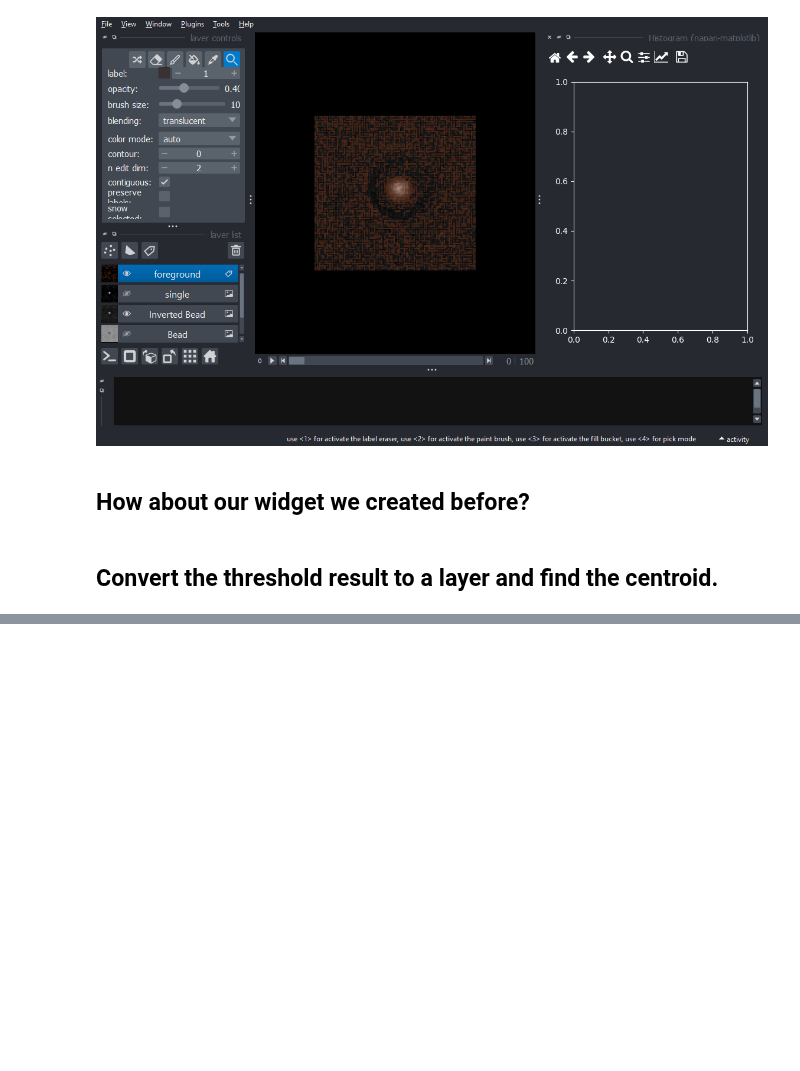
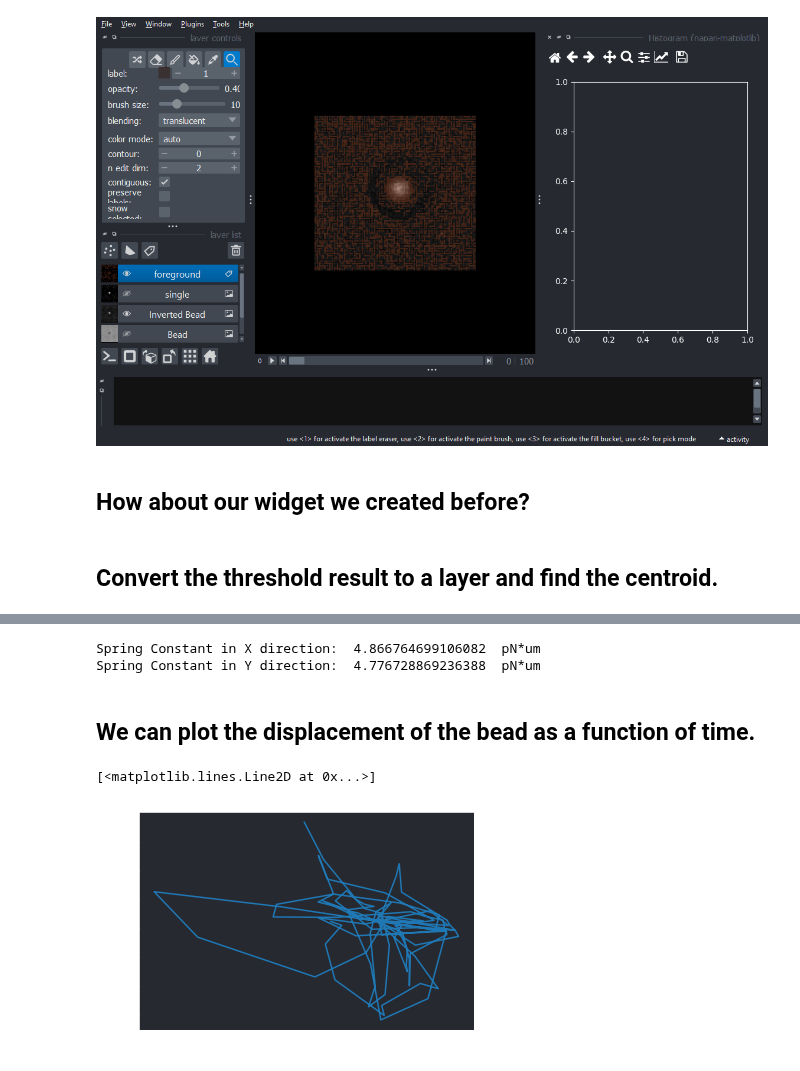
Before and after one commit to bscott711/napari-training, a Jupyter notebook: BME403/05_spring_constant.ipynb, the cells around one changed output, grey strips where cells are left out. Cells and saved outputs as stored; diff of their text form; code cells hidden in the pictures; blank space fills up the shorter version.

```diff
--- a/BME403/05_spring_constant.ipynb
+++ b/BME403/05_spring_constant.ipynb
@@ -164,0 +139,9 @@ array([59.32478632, 67.73076923])
+# %%
+rprops = [measure.regionprops(label, int_img)
+          for label, int_img in zip(label, intensity_img)]
+num_labels = len(rprops)
+centroids=np.empty((num_labels,3))
+for i in range(num_labels):
+    centroids[i,:] = [i,rprops[i][0]['centroid'][0],rprops[i][0]['centroid'][1]]
+
+viewer.add_points(centroids, name='Centroids', size=2, face_color='lightblue');
@@ -164,0 +179,7 @@ array([59.32478632, 67.73076923])
+# %%
+xcoords=centroids[:,1]
+ycoords=centroids[:,2]
+x_mean = xcoords.mean()
+y_mean = ycoords.mean()
+MSDx = np.mean((xcoords-x_mean)**2)
+MSDy = np.mean((ycoords-y_mean)**2)
@@ -164,0 +199,17 @@ array([59.32478632, 67.73076923])
+# %%
+kx = 4E-3/MSDx_micron
+ky = 4E-3/MSDy_micron
+
+print('Spring Constant in X direction: ',kx ,' pN*um')
+print('Spring Constant in Y direction: ', ky,' pN*um')
+# %% [output]
+Spring Constant in X direction:  4.866764699106082  pN*um
+Spring Constant in Y direction:  4.776728869236388  pN*um
+# %% [markdown]
+## We can plot the displacement of the bead as a function of time.
+# %%
+import matplotlib.pyplot as plt
+plt.plot(ycoords,xcoords)
+# %% [output]
+[<matplotlib.lines.Line2D at 0x...>]
+[figure, added]
```
Also changed, not shown: parts of 12 cells of this notebook.
